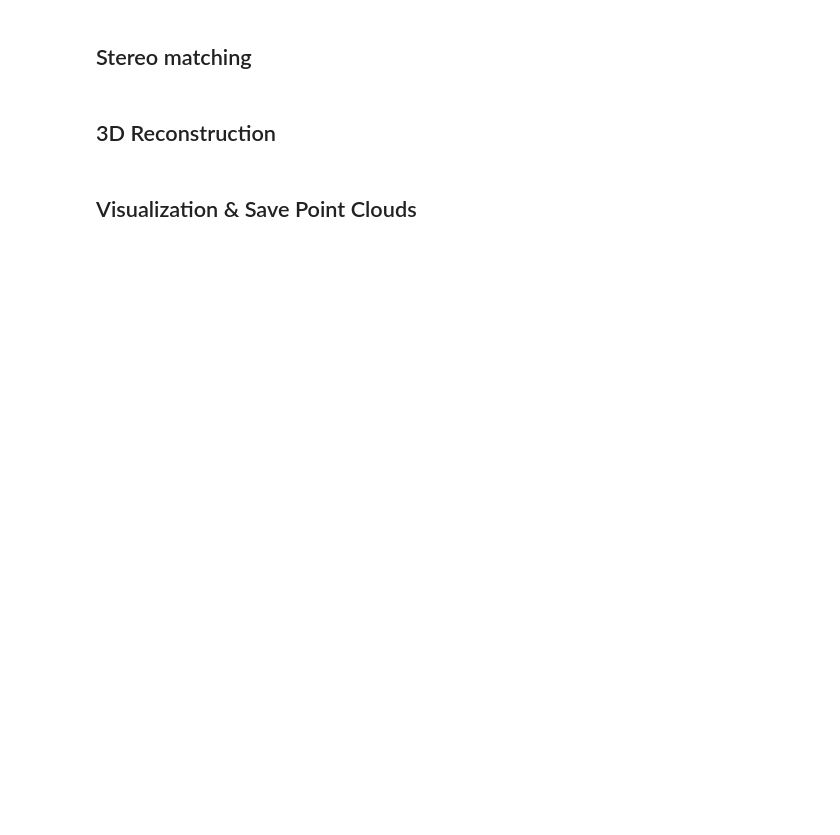
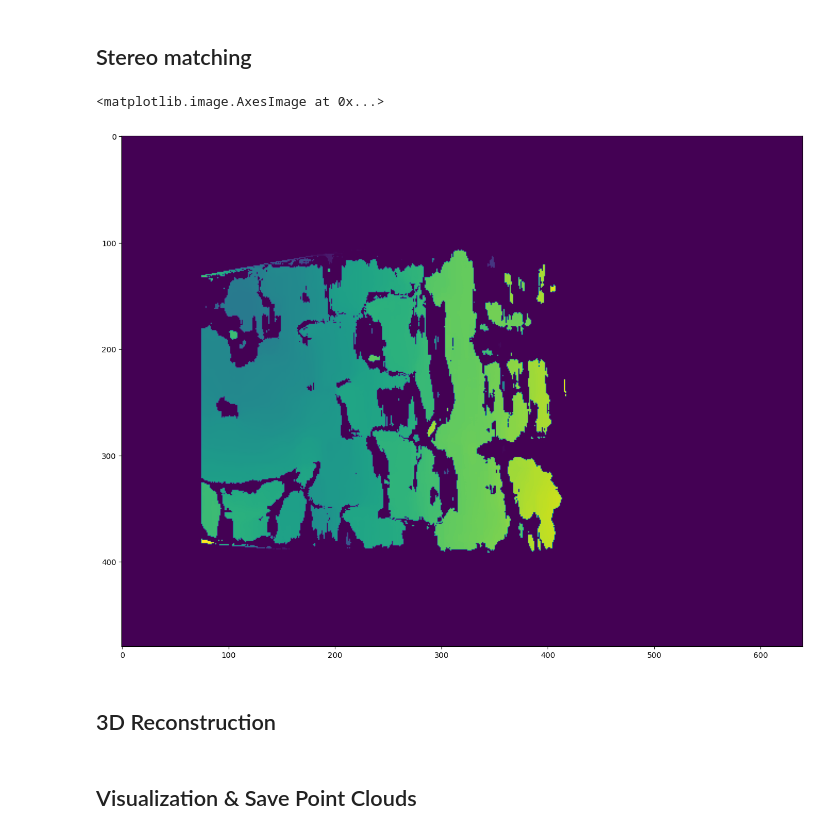
Before and after one commit to ryesw/rgb-3d-reconstruction_2-Views, a Jupyter notebook: epipolar3d.ipynb, the cells around one changed output. Saved outputs shown, nothing was run; the diff lists cells and outputs as text; code cells hidden in the pictures; blank space fills up the shorter version.

```diff
--- a/epipolar3d.ipynb
+++ b/epipolar3d.ipynb
@@ -202,3 +238,16 @@ print(t_est)
+# %%
+# Convert image to grayscale before matching
+grayL = cv2.cvtColor(img1_rect, cv2.COLOR_BGR2GRAY)
+grayR = cv2.cvtColor(img2_rect, cv2.COLOR_BGR2GRAY)
+
+stereo = cv2.StereoBM_create(numDisparities=64, blockSize=25)
+disparity = stereo.compute(grayL, grayR) / 10
+
+plt.figure(figsize=(16, 12))
+plt.imshow(disparity)
+# %% [output]
+<matplotlib.image.AxesImage at 0x...>
+[figure, added]
 # %% [markdown]
 ## 3D Reconstruction
 # %%
```
Also changed, not shown: parts of 6 cells of this notebook.
